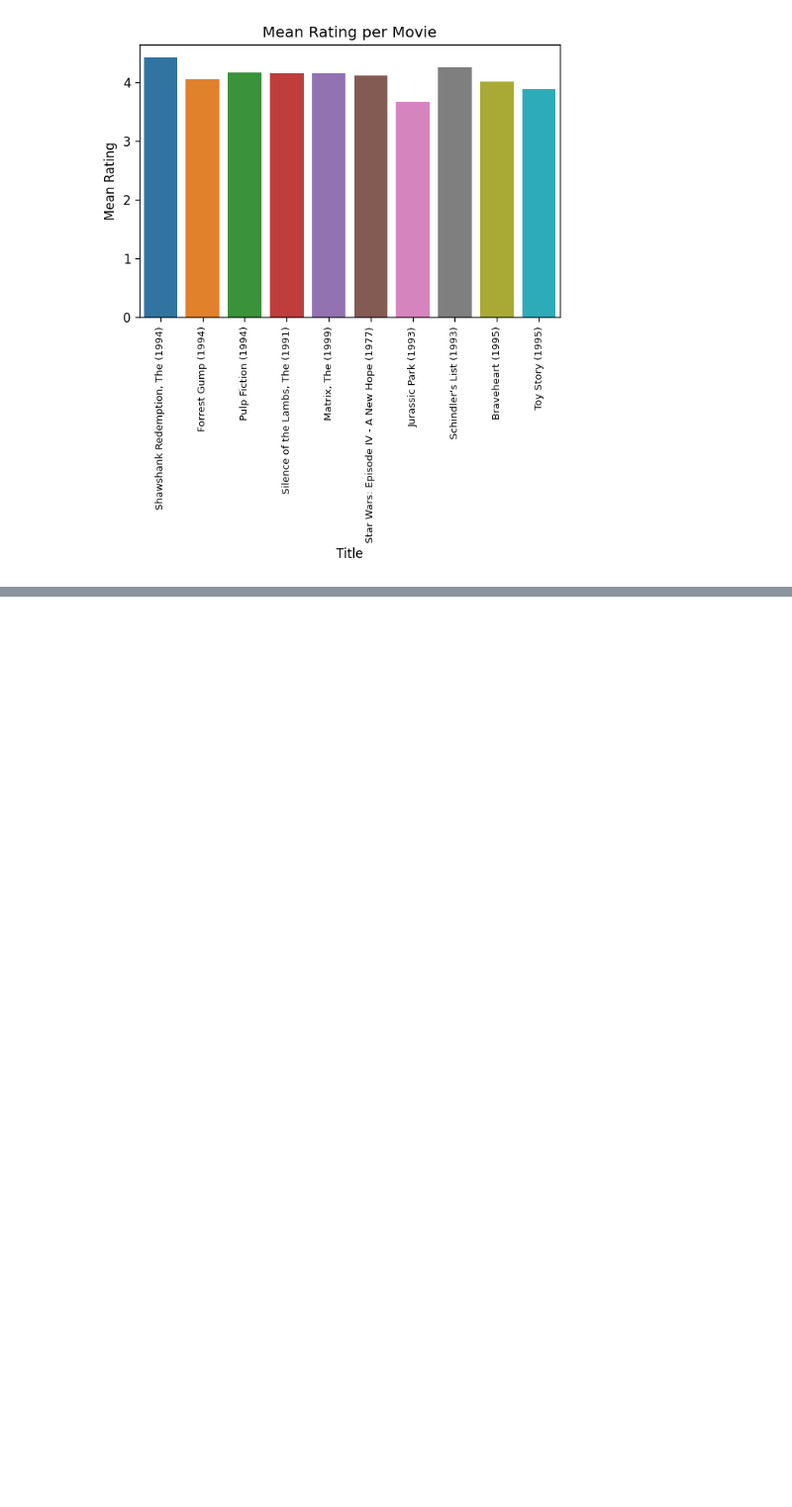
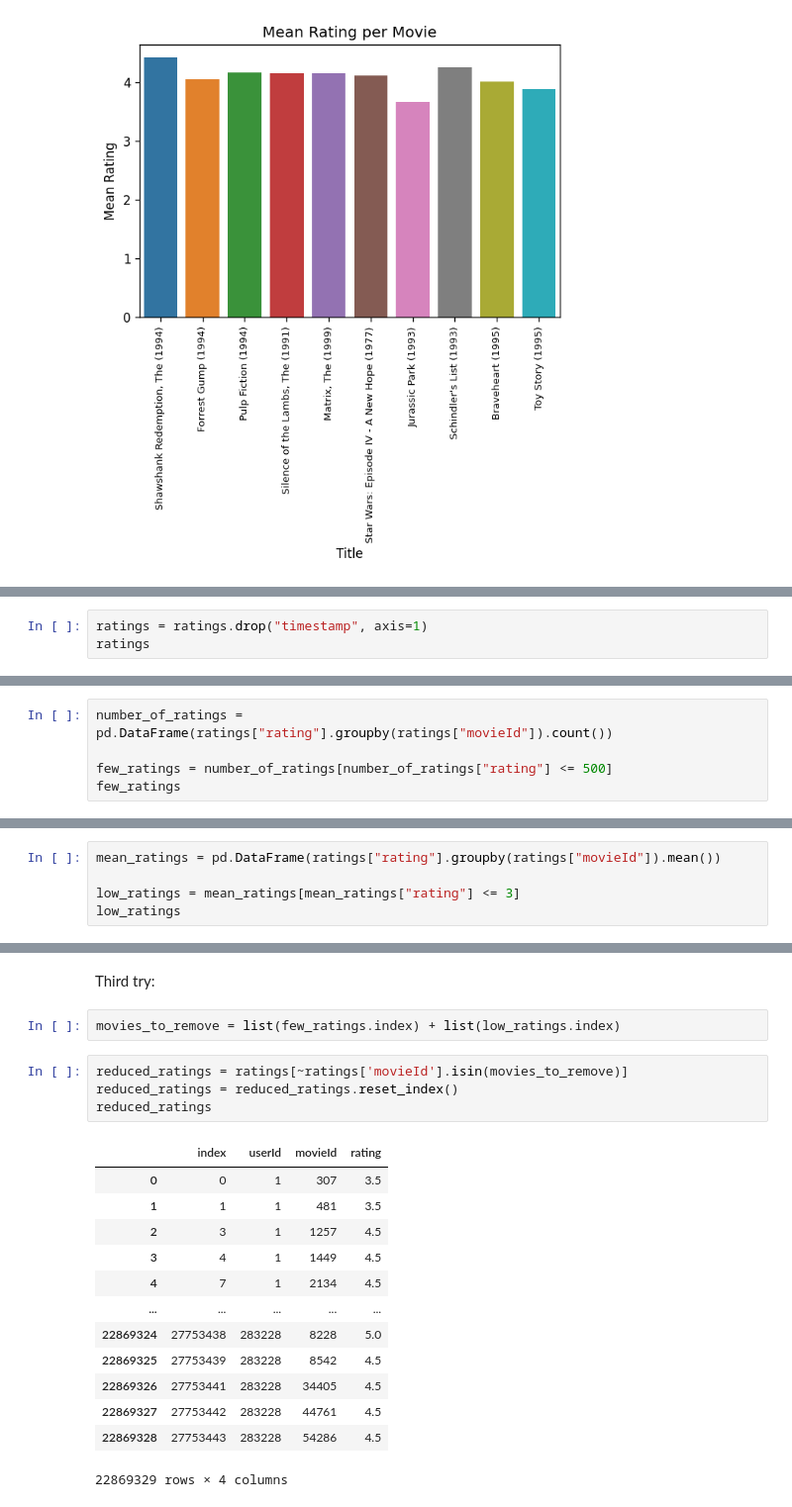
Before and after one commit to Anna-MariaSjolund/Machine-learning, a Jupyter notebook: labs/lab_movie_recommendations.ipynb, the cells around one changed output, grey strips where cells are left out. Shown at 99% size. Drawn from its saved outputs; the diff is of its cells as text; blank space fills up the shorter version.

```diff
--- a/labs/lab_movie_recommendations.ipynb
+++ b/labs/lab_movie_recommendations.ipynb
@@ -232,0 +245,3 @@ _ = ax.set_xticklabels(ax.get_xticklabels(), rotation=90, size=8)
+# %%
+ratings = ratings.drop("timestamp", axis=1)
+ratings
@@ -232,0 +262,5 @@ _ = ax.set_xticklabels(ax.get_xticklabels(), rotation=90, size=8)
+# %%
+number_of_ratings = pd.DataFrame(ratings["rating"].groupby(ratings["movieId"]).count())
+
+few_ratings = number_of_ratings[number_of_ratings["rating"] <= 500]
+few_ratings
@@ -232,0 +301,5 @@ _ = ax.set_xticklabels(ax.get_xticklabels(), rotation=90, size=8)
+# %%
+mean_ratings = pd.DataFrame(ratings["rating"].groupby(ratings["movieId"]).mean())
+
+low_ratings = mean_ratings[mean_ratings["rating"] <= 3]
+low_ratings
@@ -232,0 +338,22 @@ _ = ax.set_xticklabels(ax.get_xticklabels(), rotation=90, size=8)
+# %% [markdown]
+Third try:
+# %%
+movies_to_remove = list(few_ratings.index) + list(low_ratings.index)
+# %%
+reduced_ratings = ratings[~ratings['movieId'].isin(movies_to_remove)]
+reduced_ratings = reduced_ratings.reset_index()
+reduced_ratings
+# %% [output]
+|  | index | userId | movieId | rating |
+| 0 | 0 | 1 | 307 | 3.5 |
+| 1 | 1 | 1 | 481 | 3.5 |
+| 2 | 3 | 1 | 1257 | 4.5 |
+| 3 | 4 | 1 | 1449 | 4.5 |
+| 4 | 7 | 1 | 2134 | 4.5 |
+| ... | ... | ... | ... | ... |
+| 22869324 | 27753438 | 283228 | 8228 | 5.0 |
+| 22869325 | 27753439 | 283228 | 8542 | 4.5 |
+| 22869326 | 27753441 | 283228 | 34405 | 4.5 |
+| 22869327 | 27753442 | 283228 | 44761 | 4.5 |
+| 22869328 | 27753443 | 283228 | 54286 | 4.5 |
+22869329 rows × 4 columns
```
Also changed, not shown: parts of 20 cells of this notebook, 1 other file.
